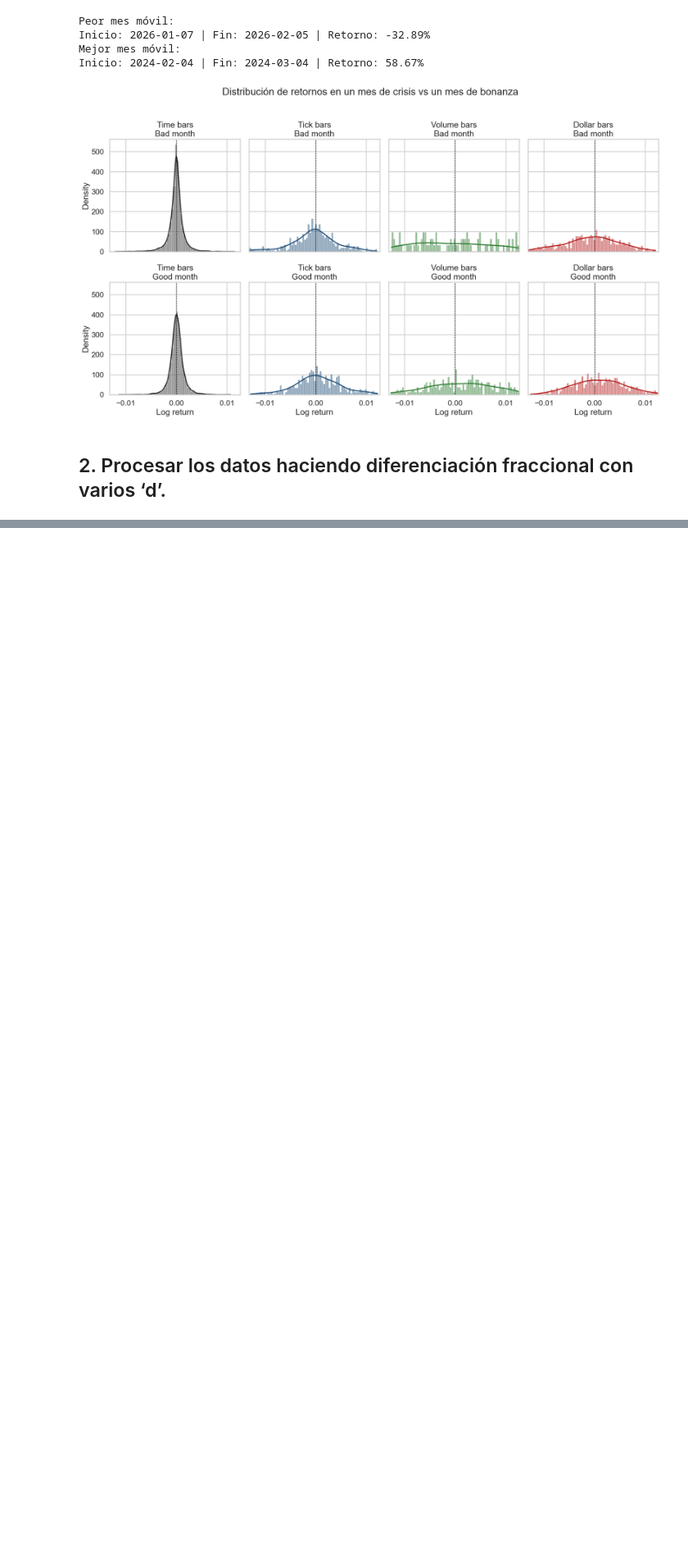
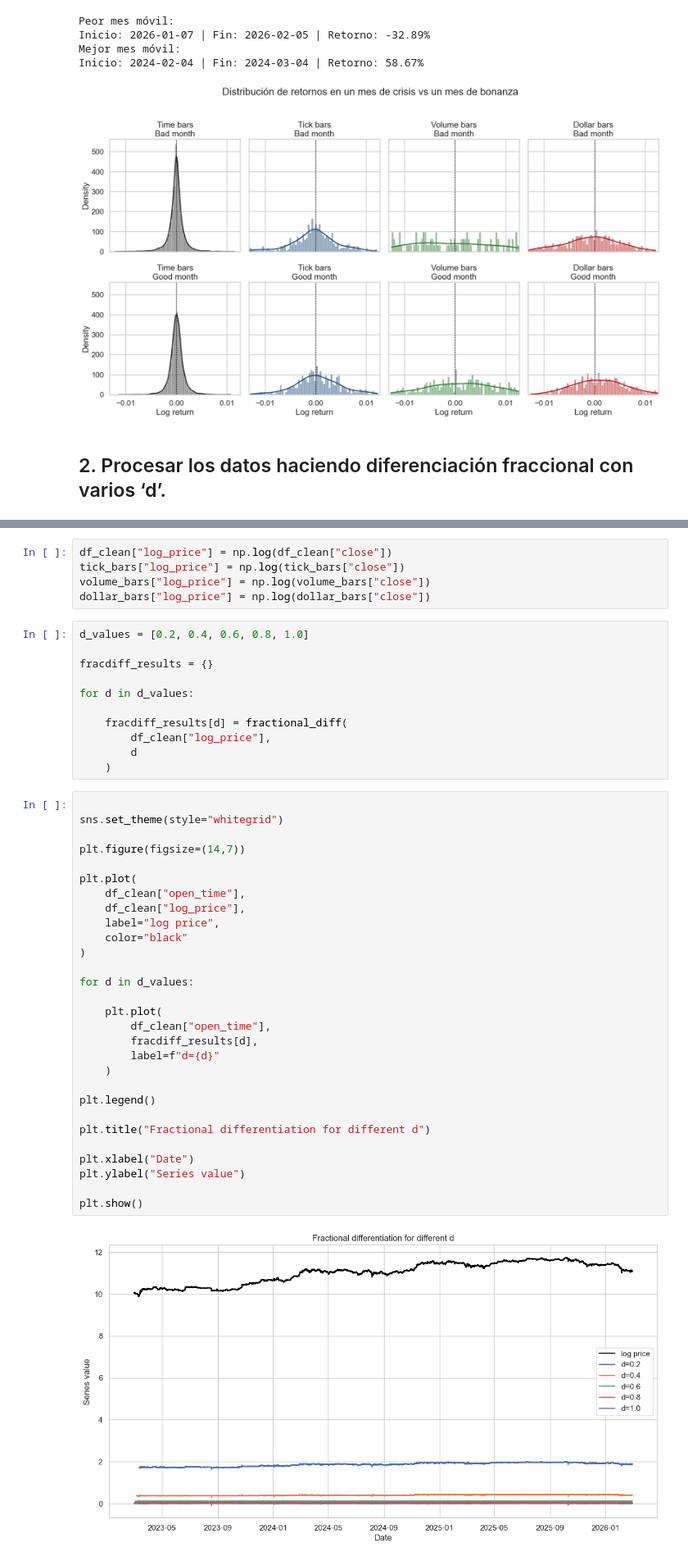
Before and after one commit to mirdbg/Analyzing_5mindata, a Jupyter notebook: Notebook.ipynb, the cells around one changed output, grey strips where cells are left out. Shown at 82% size. Saved outputs shown, nothing was run; the diff lists cells and outputs as text; blank space fills up the shorter version.

```diff
--- a/Notebook.ipynb
+++ b/Notebook.ipynb
@@ -956,0 +996,47 @@ Inicio: 2024-02-04 | Fin: 2024-03-04 | Retorno: 58.67%
+# %%
+df_clean["log_price"] = np.log(df_clean["close"])
+tick_bars["log_price"] = np.log(tick_bars["close"])
+volume_bars["log_price"] = np.log(volume_bars["close"])
+dollar_bars["log_price"] = np.log(dollar_bars["close"])
+# %%
+d_values = [0.2, 0.4, 0.6, 0.8, 1.0]
+
+fracdiff_results = {}
+
+for d in d_values:
+
+    fracdiff_results[d] = fractional_diff(
+        df_clean["log_price"],
+        d
+    )
+# %%
+
+sns.set_theme(style="whitegrid")
+
+plt.figure(figsize=(14,7))
+
+plt.plot(
+    df_clean["open_time"],
+    df_clean["log_price"],
+    label="log price",
+    color="black"
+)
+
+for d in d_values:
+
+    plt.plot(
+        df_clean["open_time"],
+        fracdiff_results[d],
+        label=f"d={d}"
+    )
+
+plt.legend()
+
+plt.title("Fractional differentiation for different d")
+
+plt.xlabel("Date")
+plt.ylabel("Series value")
+
+plt.show()
+# %% [output]
+[figure, added]
```
Also changed, not shown: parts of 6 cells of this notebook.
